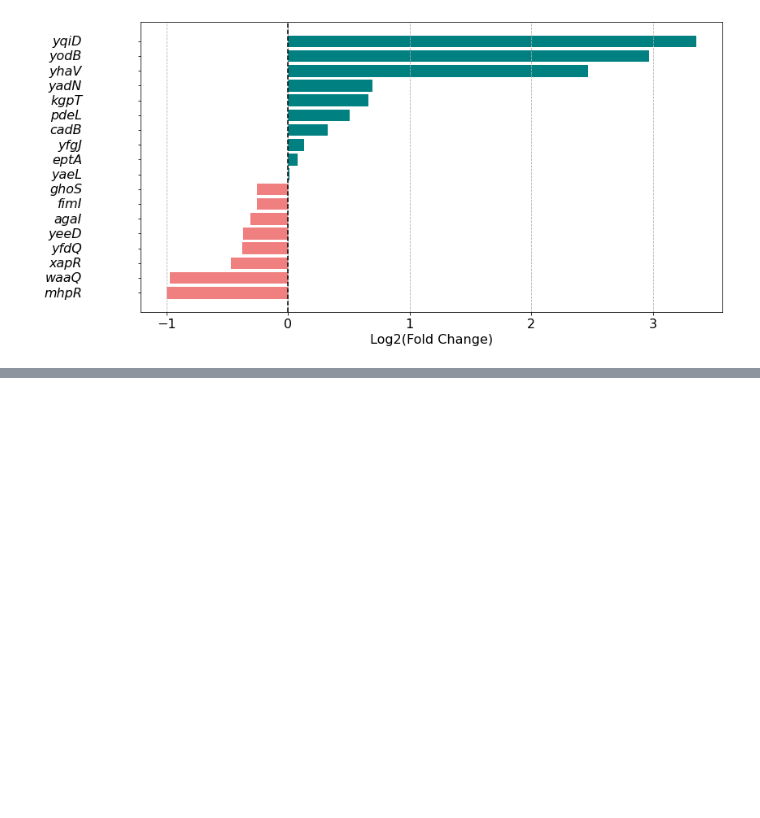
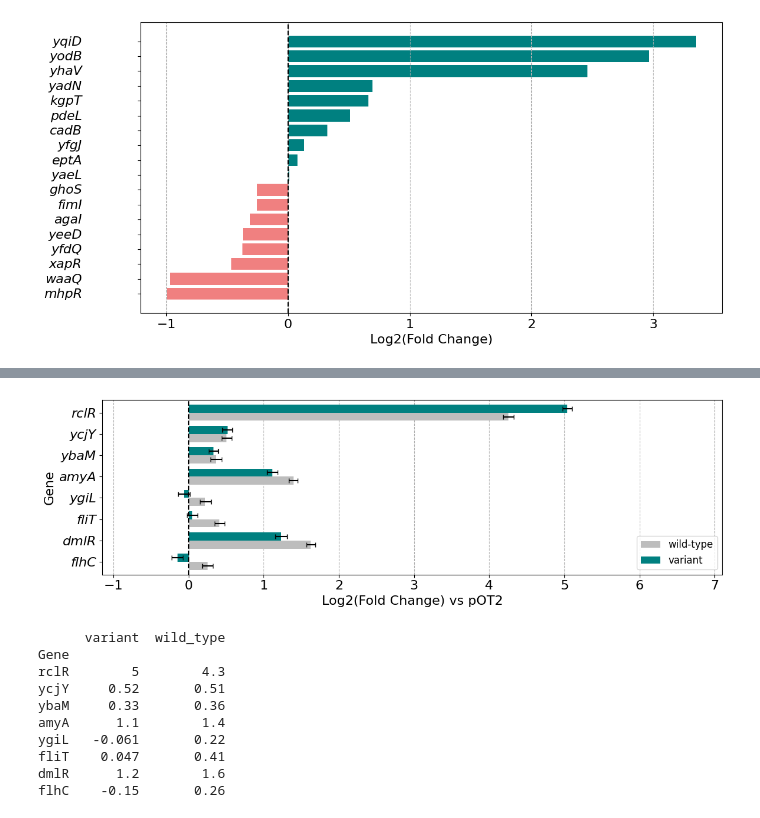
Before and after one commit to microbial-pangenomes-lab/bacterial_transcription, a Jupyter notebook: scripts/chone's_test_foldenrichment.ipynb, the cells around one changed output, grey strips where cells are left out. Saved outputs shown, nothing was run; the diff lists cells and outputs as text; code cells hidden in the pictures; blank space fills up the shorter version.

```diff
--- a/scripts/chone's_test_foldenrichment.ipynb
+++ b/scripts/chone's_test_foldenrichment.ipynb
@@ -323,0 +566,21 @@ plt.show()
+# %%
+plot_vs_vector(nc_test_vec, nc_ctrl_vec, nc_sorted['Gene'],
+               (12, 4), 'sup_figure_6_vs_vector_negative_controls')
+
+print(pd.DataFrame({
+    'variant': nc_test_vec['Log2_Fold_Enrichment'],
+    'wild_type': nc_ctrl_vec['Log2_Fold_Enrichment'],
+}).loc[list(nc_sorted['Gene'])[::-1]].to_string(
+    float_format=lambda v: f'{v:.2g}'))
+# %% [output]
+[figure, added]
+      variant  wild_type
+Gene
+rclR        5        4.3
+ycjY     0.52       0.51
+ybaM     0.33       0.36
+amyA      1.1        1.4
+ygiL   -0.061       0.22
+fliT    0.047       0.41
+dmlR      1.2        1.6
+flhC    -0.15       0.26
```
Also changed, not shown: parts of 13 cells of this notebook.
